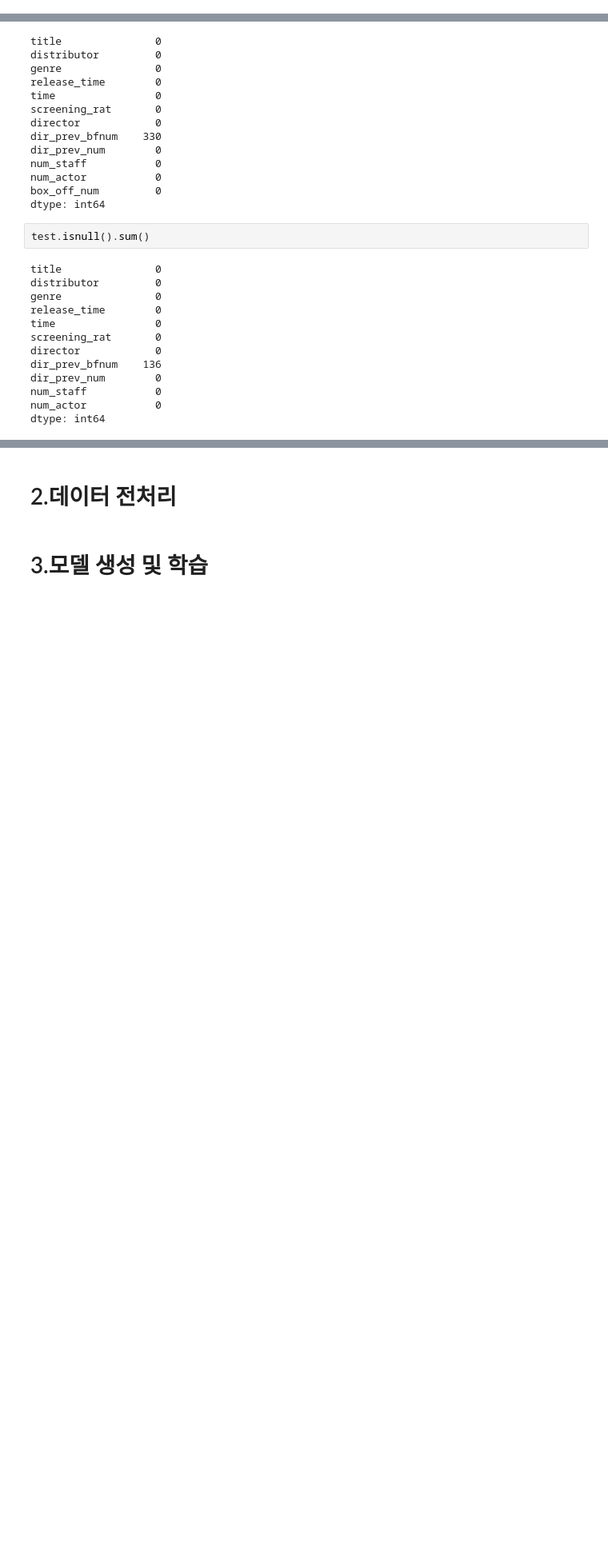
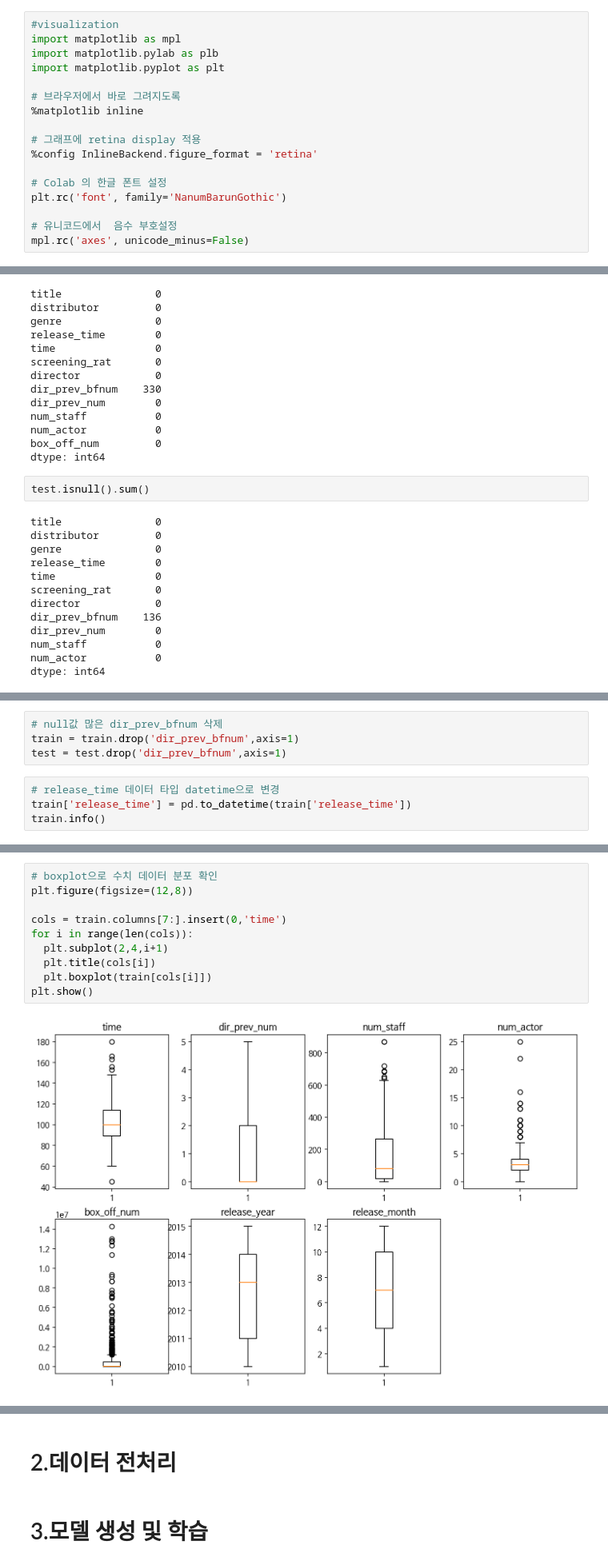
Before and after one commit to Sunnnyyy16/Dacon_study, a Jupyter notebook: dacon_movie/movie_audience.ipynb, the cells around one changed output, grey strips where cells are left out. Shown at 80% size. Saved outputs shown, nothing was run; the diff lists cells and outputs as text; blank space fills up the shorter version.

```diff
--- a/dacon_movie/movie_audience.ipynb
+++ b/dacon_movie/movie_audience.ipynb
@@ -16,3 +42,20 @@
+# %%
+#visualization
+import matplotlib as mpl
+import matplotlib.pylab as plb
+import matplotlib.pyplot as plt
+
+# 브라우저에서 바로 그려지도록
+%matplotlib inline
+
+# 그래프에 retina display 적용
+%config InlineBackend.figure_format = 'retina'
+
+# Colab 의 한글 폰트 설정
+plt.rc('font', family='NanumBarunGothic')
+
+# 유니코드에서  음수 부호설정
+mpl.rc('axes', unicode_minus=False)
 # %% [markdown]
 # 0.데이터로드
 # %%
@@ -125,0 +183,8 @@ dir_prev_bfnum의 null값이 데이터의 절반이상 차지
+# %%
+# null값 많은 dir_prev_bfnum 삭제
+train = train.drop('dir_prev_bfnum',axis=1)
+test = test.drop('dir_prev_bfnum',axis=1)
+# %%
+# release_time 데이터 타입 datetime으로 변경
+train['release_time'] = pd.to_datetime(train['release_time'])
+train.info()
@@ -125,0 +223,12 @@ dir_prev_bfnum의 null값이 데이터의 절반이상 차지
+# %%
+# boxplot으로 수치 데이터 분포 확인
+plt.figure(figsize=(12,8))
+
+cols = train.columns[7:].insert(0,'time')
+for i in range(len(cols)):
+  plt.subplot(2,4,i+1)
+  plt.title(cols[i])
+  plt.boxplot(train[cols[i]])
+plt.show()
+# %% [output]
+[figure, added]
```
Also changed, not shown: parts of 25 cells of this notebook.
